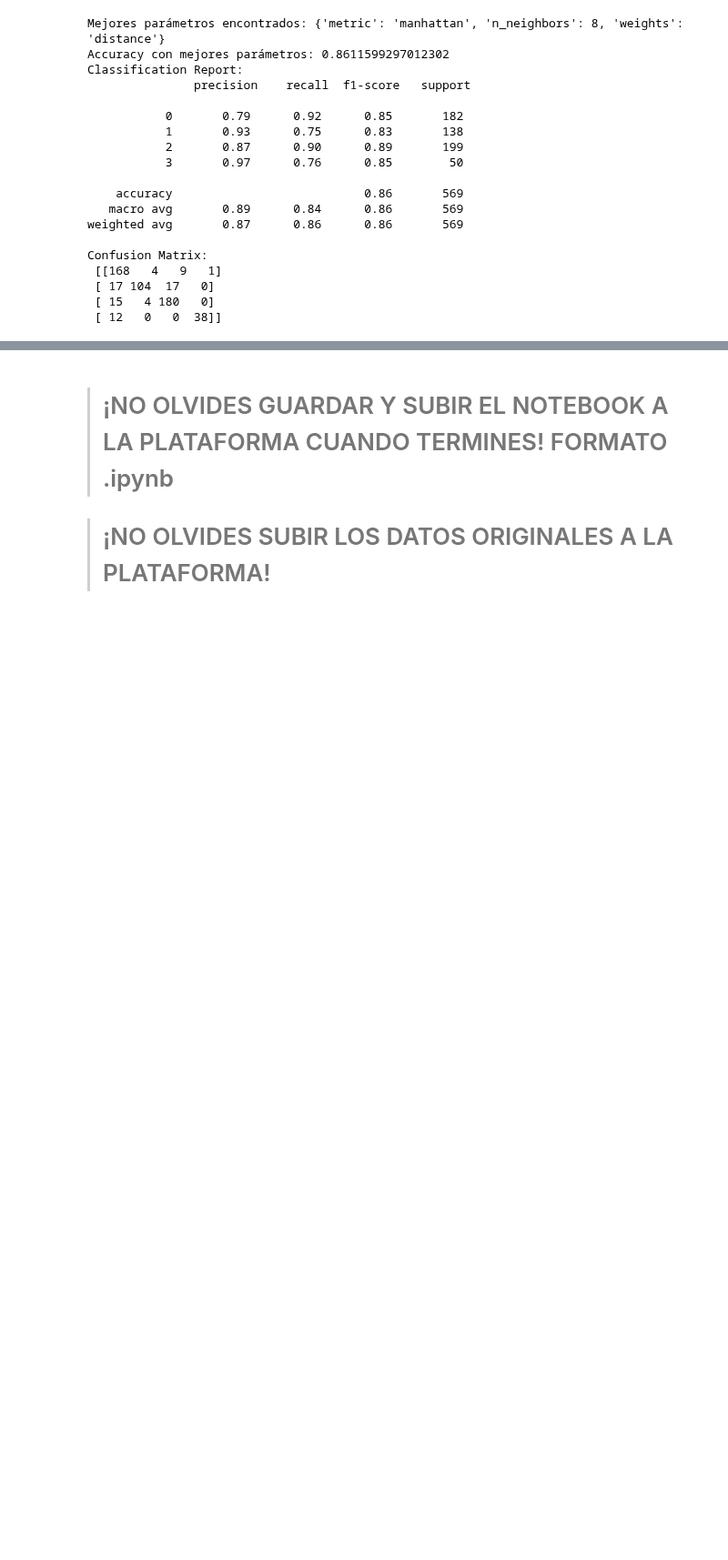
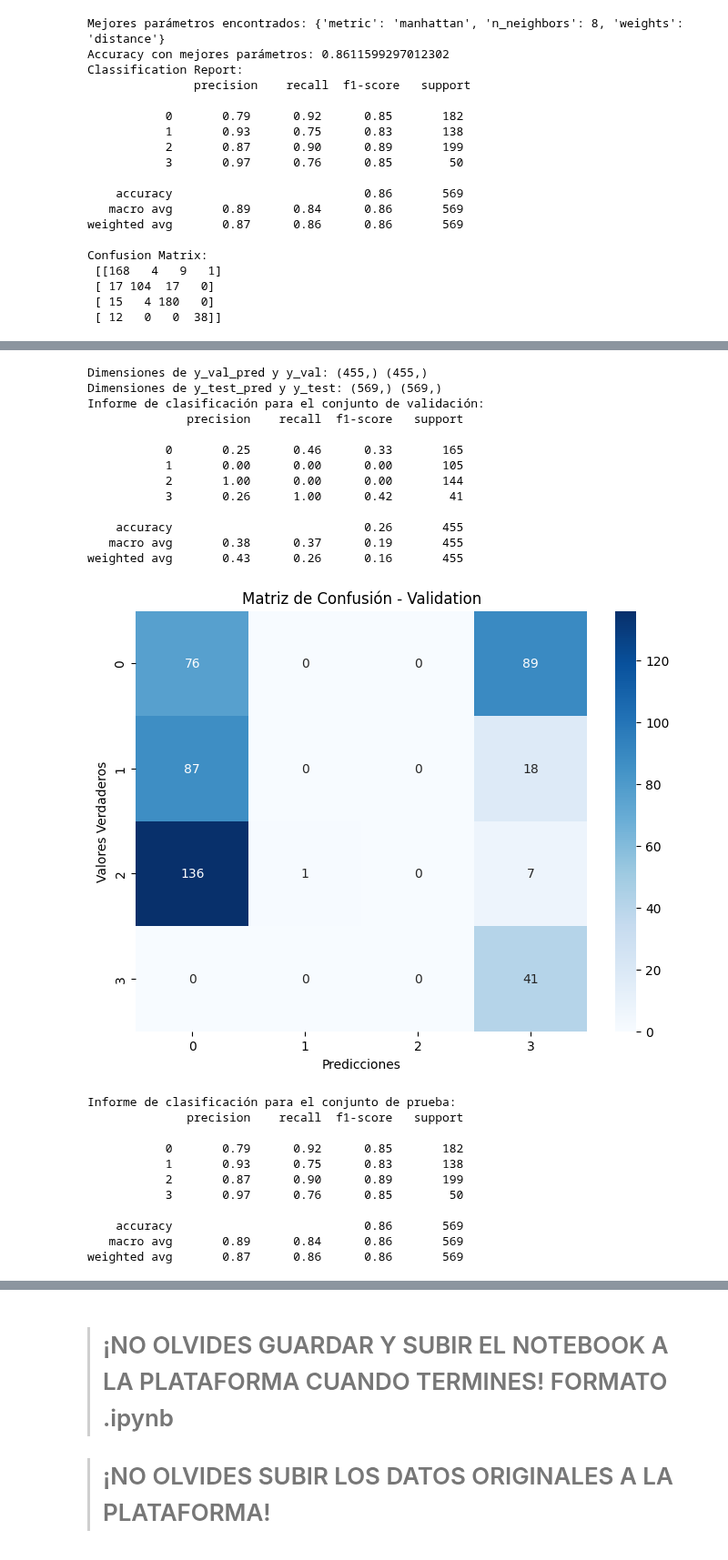
Before and after one commit to julvc/python_diplo, a Jupyter notebook: MP3.ipynb, the cells around one changed output, grey strips where cells are left out. Shown at 91% size. Saved outputs shown, nothing was run; the diff lists cells and outputs as text; code cells hidden in the pictures; blank space fills up the shorter version.

```diff
--- a/MP3.ipynb
+++ b/MP3.ipynb
@@ -1041,10 +1041,10 @@ weighted avg       0.93      0.93      0.93      1820
 Exactitud del conjunto de prueba: 0.9086115992970123
 # %%
 # Usar KNN con GridSearch para encontrar mejores hiperparametros no
-x_train, X_test, y_train, y_test = train_test_split(x, y, test_size=0.2, random_state=42)
+x_train, x_test, y_train, y_test = train_test_split(x, y, test_size=0.2, random_state=42)
 scaler = StandardScaler()
 x_train = scaler.fit_transform(x_train)
-X_test = scaler.transform(X_test)
+x_test = scaler.transform(x_test)
 
 param_grid = {
     'n_neighbors': range(1, 20),
@@ -1058,7 +1058,7 @@ grid_search.fit(x_train, y_train)
 best_knn = grid_search.best_estimator_
 print("Mejores parámetros encontrados:", grid_search.best_params_)
 
-y_pred = best_knn.predict(X_test)
+y_pred = best_knn.predict(x_test)
 accuracy = accuracy_score(y_test, y_pred)
 print("Accuracy con mejores parámetros:", accuracy)
 print("Classification Report:\n", classification_report(y_test, y_pred, zero_division=1))
@@ -1102,22 +1105,0 @@ Confusion Matrix:
-# %%
-# Función para graficar la matriz de confusión
-def plot_confusion_matrix(y_true, y_pred, title):
-    conf_matrix = confusion_matrix(y_true, y_pred)
-    plt.figure(figsize=(8, 6))
-    sns.heatmap(conf_matrix, annot=True, fmt="d", cmap="Blues")
-    plt.title(f"Matriz de Confusión - {title}")
-    plt.xlabel("Predicciones")
-    plt.ylabel("Valores Verdaderos")
-    plt.show()
-
-# Evaluación en conjunto de validación
-y_val_pred = rf.predict(x_val)
-print("Informe de clasificación para el conjunto de validación:")
-print(classification_report(y_val, y_val_pred, zero_division=1))
-plot_confusion_matrix(y_val, y_val_pred, "Validación")
-
-# Evaluación en conjunto de prueba
-y_test_pred = rf.predict(x_test)
-print("Informe de clasificación para el conjunto de prueba:")
-print(classification_report(y_test, y_test_pred, zero_division=1))
-plot_confusion_matrix(y_test, y_test_pred, "Prueba")
@@ -1127,0 +1106,40 @@ plot_confusion_matrix(y_test, y_test_pred, "Prueba")
+# %%
+y_val_pred = best_knn.predict(x_val)
+y_test_pred = best_knn.predict(x_test)
+
+print("Dimensiones de y_val_pred y y_val:", y_val_pred.shape, y_val.shape)
+print("Dimensiones de y_test_pred y y_test:", y_test_pred.shape, y_test.shape)
+
+print("Informe de clasificación para el conjunto de validación:")
+print(classification_report(y_val, y_val_pred, zero_division=1))
+plot_confusion_matrix(y_val, y_val_pred, "Validation")
+
+print("Informe de clasificación para el conjunto de prueba:")
+print(classification_report(y_test, y_test_pred, zero_division=1))
+plot_confusion_matrix(y_test, y_test_pred, "Tests")
+# %% [output]
+Dimensiones de y_val_pred y y_val: (455,) (455,)
+Dimensiones de y_test_pred y y_test: (569,) (569,)
+Informe de clasificación para el conjunto de validación:
+              precision    recall  f1-score   support
+
+           0       0.25      0.46      0.33       165
+           1       0.00      0.00      0.00       105
+           2       1.00      0.00      0.00       144
+           3       0.26      1.00      0.42        41
+
+    accuracy                           0.26       455
+   macro avg       0.38      0.37      0.19       455
+weighted avg       0.43      0.26      0.16       455
+[figure, added]
+Informe de clasificación para el conjunto de prueba:
+              precision    recall  f1-score   support
+
+           0       0.79      0.92      0.85       182
+           1       0.93      0.75      0.83       138
+           2       0.87      0.90      0.89       199
+           3       0.97      0.76      0.85        50
+
+    accuracy                           0.86       569
+   macro avg       0.89      0.84      0.86       569
+weighted avg       0.87      0.86      0.86       569
```
Also changed, not shown: parts of 6 cells of this notebook.
